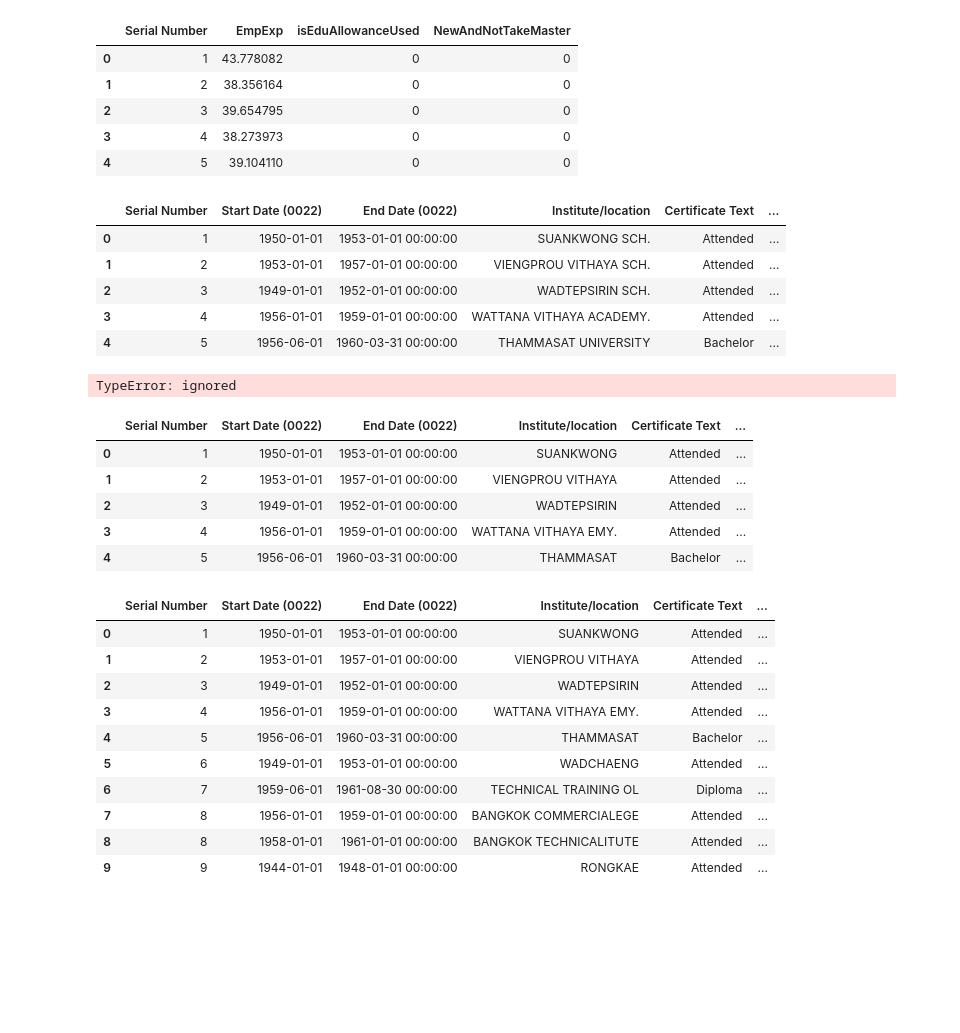
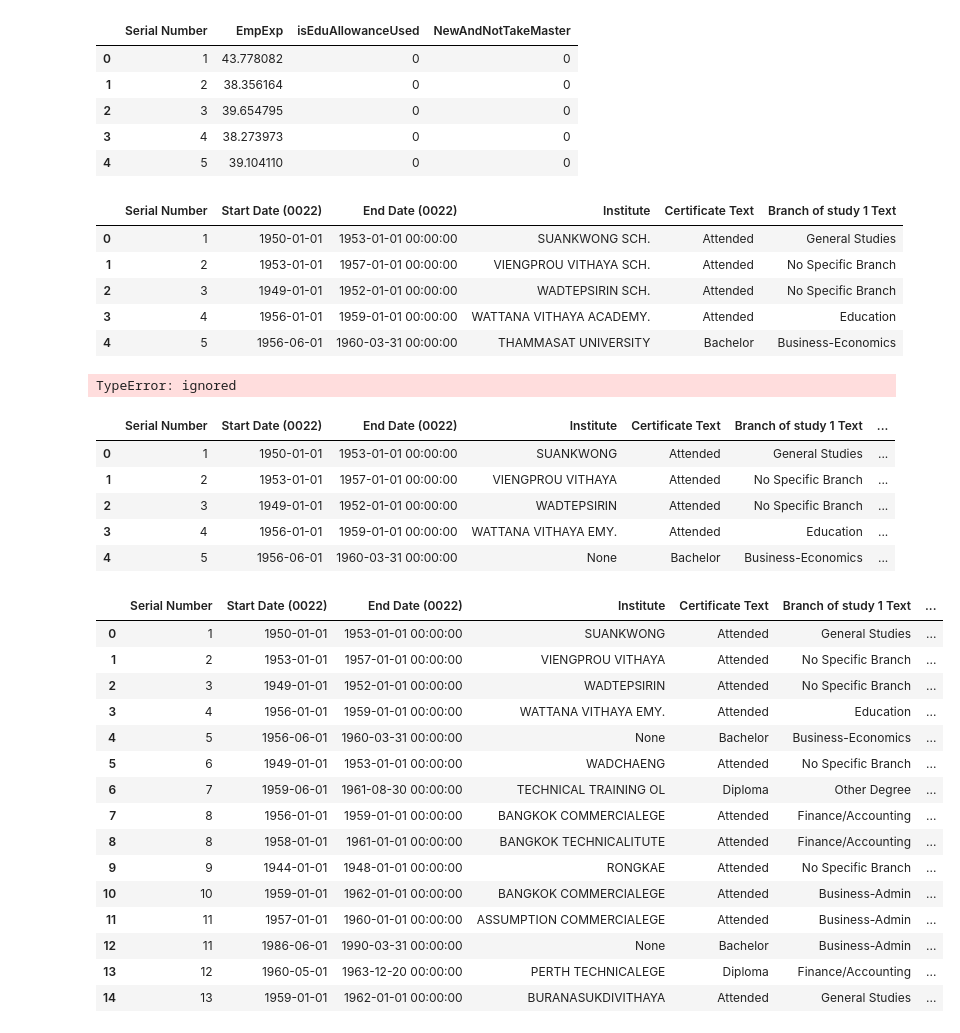
Before and after one commit to teing/HR_Data_Analytic, a Jupyter notebook: Education.ipynb, the cells around one changed output. Saved outputs shown, nothing was run; the diff lists cells and outputs as text; code cells hidden in the pictures; blank space fills up the shorter version.

```diff
--- a/Education.ipynb
+++ b/Education.ipynb
@@ -55,15 +55,20 @@ mainDF.head()
 | 4 | 5 | 39.104110 | 0 | 0 |
 # %%
 import re
+# %%
+rename_col = {
+    'Institute/location':'Institute'
+}
+education.rename(rename_col, axis=1, inplace=True)
 # %%
 education.head()
 # %% [output]
-|  | Serial Number | Start Date (0022) | End Date (0022) | Institute/location | Certificate Text | ... |
-| 0 | 1 | 1950-01-01 | 1953-01-01 00:00:00 | SUANKWONG SCH. | Attended | ... |
-| 1 | 2 | 1953-01-01 | 1957-01-01 00:00:00 | VIENGPROU VITHAYA SCH. | Attended | ... |
-| 2 | 3 | 1949-01-01 | 1952-01-01 00:00:00 | WADTEPSIRIN SCH. | Attended | ... |
-| 3 | 4 | 1956-01-01 | 1959-01-01 00:00:00 | WATTANA VITHAYA ACADEMY. | Attended | ... |
-| 4 | 5 | 1956-06-01 | 1960-03-31 00:00:00 | THAMMASAT UNIVERSITY | Bachelor | ... |
+|  | Serial Number | Start Date (0022) | End Date (0022) | Institute | Certificate Text | Branch of study 1 Text |
+| 0 | 1 | 1950-01-01 | 1953-01-01 00:00:00 | SUANKWONG SCH. | Attended | General Studies |
+| 1 | 2 | 1953-01-01 | 1957-01-01 00:00:00 | VIENGPROU VITHAYA SCH. | Attended | No Specific Branch |
+| 2 | 3 | 1949-01-01 | 1952-01-01 00:00:00 | WADTEPSIRIN SCH. | Attended | No Specific Branch |
+| 3 | 4 | 1956-01-01 | 1959-01-01 00:00:00 | WATTANA VITHAYA ACADEMY. | Attended | Education |
+| 4 | 5 | 1956-06-01 | 1960-03-31 00:00:00 | THAMMASAT UNIVERSITY | Bachelor | Business-Economics |
 # %%
 edu_patterns = {
     'UNIV' : r'UNIV\.|\WU\.|^U\.|UNIV|ERSITY|UNI$',
@@ -77,13 +82,13 @@ edu_patterns = {
 }
 
 for name, patt in edu_patterns.items():
-    education.loc[education['Institute/location'].str.contains(patt), 'Max_EduInstituteGroup'] = name
+    education.loc[education['Institute'].str.contains(patt), 'Max_EduInstituteGroup'] = name
 
     education['Max_EduInstituteGroup'].fillna('OTHR', inplace=True)
 # %%
 def remove_Suffix(institute):
         edu_patterns = {
-            'UNIV' : r'UNIV\.|\WU\.|^U\.|UNIV|ERSITY|UNI$',
+            'UNIV' : r'UNIV\.|\WU\.|^U\.|(\_a)?UNIV|(\_a)?ERSITY|UNI$',
             'SCHL' : r'SCH\S|\WSCH$|SUKSA',
             'INST' : r'\WINST|^INST',
             'COLL' : r'\WCOLL|^COLL|COL$|COLLEGE',
@@ -99,37 +104,42 @@ def remove_Suffix(institute):
               temp = re.sub(patt,'',institute)
               return temp;
 # %%
-education['Institute/location'] = education['Institute/location'].apply(remove_Suffix)
+education['Institute'] = education['Institute'].apply(remove_Suffix)
 # %% [output]
 TypeError: ignored
 # %%
 education.head()
 # %% [output]
-|  | Serial Number | Start Date (0022) | End Date (0022) | Institute/location | Certificate Text | ... |
-| 0 | 1 | 1950-01-01 | 1953-01-01 00:00:00 | SUANKWONG | Attended | ... |
-| 1 | 2 | 1953-01-01 | 1957-01-01 00:00:00 | VIENGPROU VITHAYA | Attended | ... |
-| 2 | 3 | 1949-01-01 | 1952-01-01 00:00:00 | WADTEPSIRIN | Attended | ... |
-| 3 | 4 | 1956-01-01 | 1959-01-01 00:00:00 | WATTANA VITHAYA EMY. | Attended | ... |
-| 4 | 5 | 1956-06-01 | 1960-03-31 00:00:00 | THAMMASAT | Bachelor | ... |
+|  | Serial Number | Start Date (0022) | End Date (0022) | Institute | Certificate Text | Branch of study 1 Text | ... |
+| 0 | 1 | 1950-01-01 | 1953-01-01 00:00:00 | SUANKWONG | Attended | General Studies | ... |
+| 1 | 2 | 1953-01-01 | 1957-01-01 00:00:00 | VIENGPROU VITHAYA | Attended | No Specific Branch | ... |
+| 2 | 3 | 1949-01-01 | 1952-01-01 00:00:00 | WADTEPSIRIN | Attended | No Specific Branch | ... |
+| 3 | 4 | 1956-01-01 | 1959-01-01 00:00:00 | WATTANA VITHAYA EMY. | Attended | Education | ... |
+| 4 | 5 | 1956-06-01 | 1960-03-31 00:00:00 | None | Bachelor | Business-Economics | ... |
 # %%
 import string
 # %%
 def removeDot(institute):
   return institute.replace('.','')
 # %%
-education['Institute/location'] = education['Institute/location'].replace({'\.':''})
+education['Institute'] = education['Institute'].replace({'\.':''})
 
-education.head(10)
+education.head(15)
 # %% [output]
-|  | Serial Number | Start Date (0022) | End Date (0022) | Institute/location | Certificate Text | ... |
-| 0 | 1 | 1950-01-01 | 1953-01-01 00:00:00 | SUANKWONG | Attended | ... |
-| 1 | 2 | 1953-01-01 | 1957-01-01 00:00:00 | VIENGPROU VITHAYA | Attended | ... |
-| 2 | 3 | 1949-01-01 | 1952-01-01 00:00:00 | WADTEPSIRIN | Attended | ... |
-| 3 | 4 | 1956-01-01 | 1959-01-01 00:00:00 | WATTANA VITHAYA EMY. | Attended | ... |
-| 4 | 5 | 1956-06-01 | 1960-03-31 00:00:00 | THAMMASAT | Bachelor | ... |
-| 5 | 6 | 1949-01-01 | 1953-01-01 00:00:00 | WADCHAENG | Attended | ... |
-| 6 | 7 | 1959-06-01 | 1961-08-30 00:00:00 | TECHNICAL TRAINING OL | Diploma | ... |
-| 7 | 8 | 1956-01-01 | 1959-01-01 00:00:00 | BANGKOK COMMERCIALEGE | Attended | ... |
-| 8 | 8 | 1958-01-01 | 1961-01-01 00:00:00 | BANGKOK TECHNICALITUTE | Attended | ... |
-| 9 | 9 | 1944-01-01 | 1948-01-01 00:00:00 | RONGKAE | Attended | ... |
+|  | Serial Number | Start Date (0022) | End Date (0022) | Institute | Certificate Text | Branch of study 1 Text | ... |
+| 0 | 1 | 1950-01-01 | 1953-01-01 00:00:00 | SUANKWONG | Attended | General Studies | ... |
+| 1 | 2 | 1953-01-01 | 1957-01-01 00:00:00 | VIENGPROU VITHAYA | Attended | No Specific Branch | ... |
+| 2 | 3 | 1949-01-01 | 1952-01-01 00:00:00 | WADTEPSIRIN | Attended | No Specific Branch | ... |
+| 3 | 4 | 1956-01-01 | 1959-01-01 00:00:00 | WATTANA VITHAYA EMY. | Attended | Education | ... |
+| 4 | 5 | 1956-06-01 | 1960-03-31 00:00:00 | None | Bachelor | Business-Economics | ... |
+| 5 | 6 | 1949-01-01 | 1953-01-01 00:00:00 | WADCHAENG | Attended | No Specific Branch | ... |
+| 6 | 7 | 1959-06-01 | 1961-08-30 00:00:00 | TECHNICAL TRAINING OL | Diploma | Other Degree | ... |
+| 7 | 8 | 1956-01-01 | 1959-01-01 00:00:00 | BANGKOK COMMERCIALEGE | Attended | Finance/Accounting | ... |
+| 8 | 8 | 1958-01-01 | 1961-01-01 00:00:00 | BANGKOK TECHNICALITUTE | Attended | Finance/Accounting | ... |
+| 9 | 9 | 1944-01-01 | 1948-01-01 00:00:00 | RONGKAE | Attended | No Specific Branch | ... |
+| 10 | 10 | 1959-01-01 | 1962-01-01 00:00:00 | BANGKOK COMMERCIALEGE | Attended | Business-Admin | ... |
+| 11 | 11 | 1957-01-01 | 1960-01-01 00:00:00 | ASSUMPTION COMMERCIALEGE | Attended | Business-Admin | ... |
+| 12 | 11 | 1986-06-01 | 1990-03-31 00:00:00 | None | Bachelor | Business-Admin | ... |
+| 13 | 12 | 1960-05-01 | 1963-12-20 00:00:00 | PERTH TECHNICALEGE | Diploma | Finance/Accounting | ... |
+| 14 | 13 | 1959-01-01 | 1962-01-01 00:00:00 | BURANASUKDIVITHAYA | Attended | General Studies | ... |
 # %%
```
Also changed, not shown: parts of 1 cell of this notebook.
